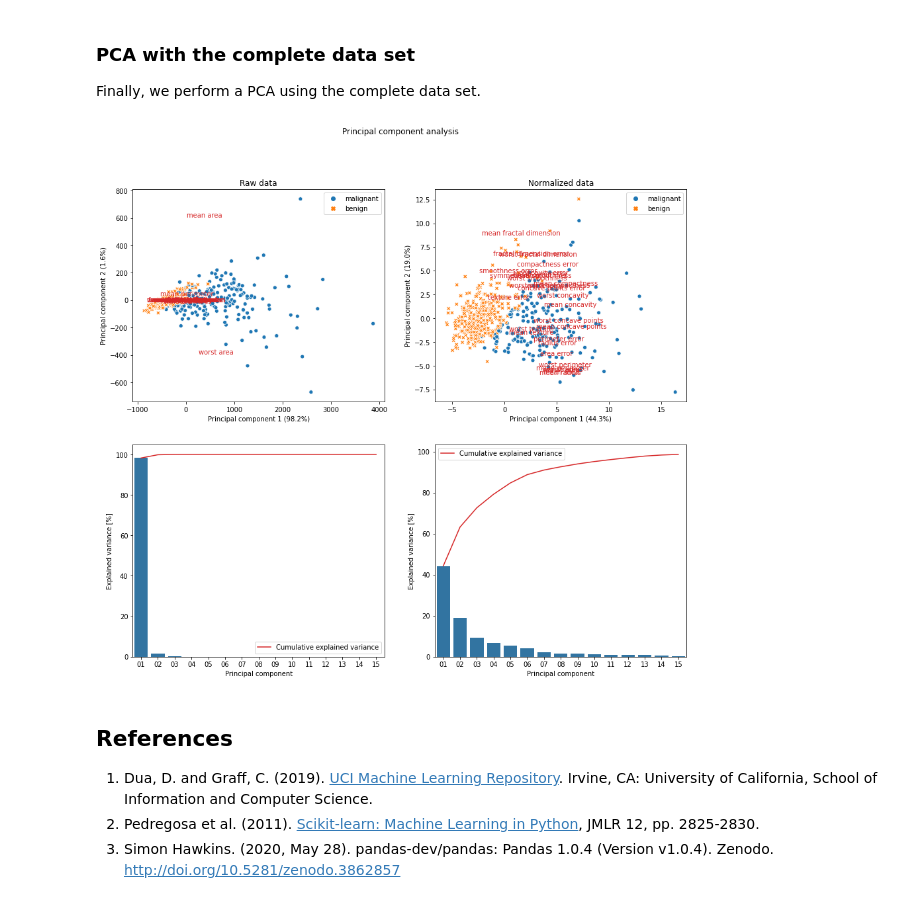
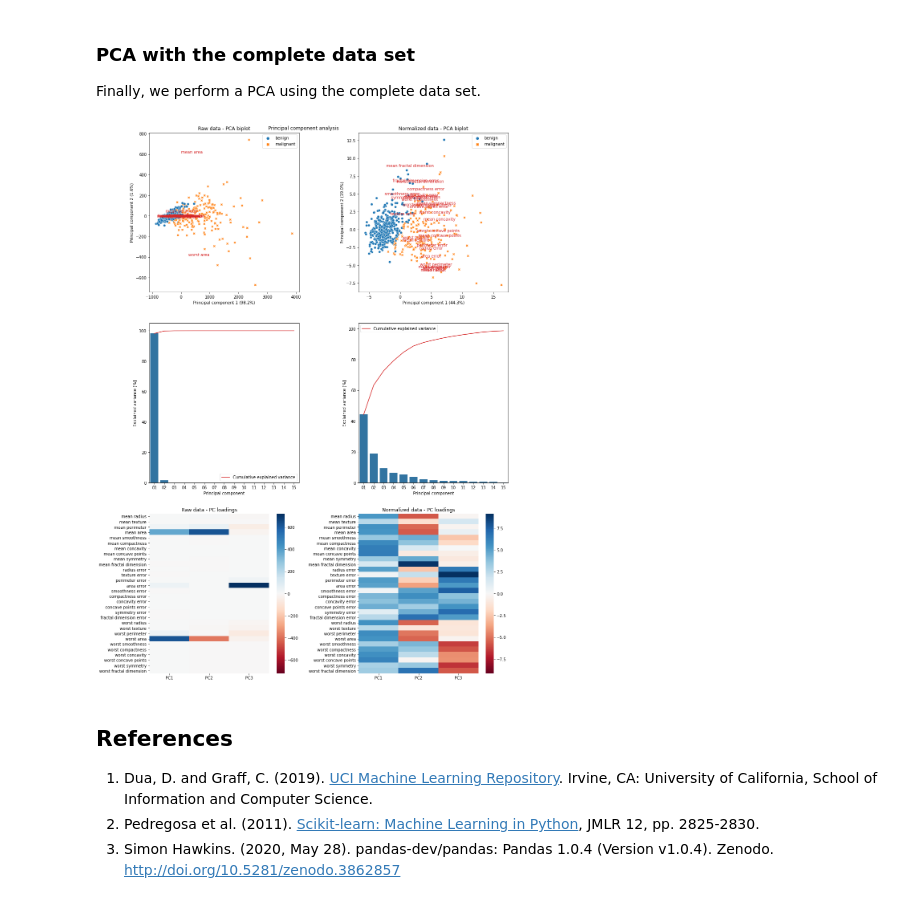
Before and after one commit to cmbi/pca_intro, a Jupyter notebook: Introduction.ipynb, the cells around one changed output. Drawn from its saved outputs; the diff is of its cells as text; code cells hidden in the pictures.

Commit message:
added heatmap of PC loadings; replaced deprecated sns.distplot by histplot

```diff
--- a/Introduction.ipynb
+++ b/Introduction.ipynb
@@ -396,7 +396,7 @@ Finally, we perform a PCA using the complete data set.
 # %%
 # PCA - biplot
 from sklearn import decomposition
-fig, axes = plt.subplots(2, 2, figsize = (15, 13))
+fig, axes = plt.subplots(3, 2, figsize = (15, 20))
 for _df, ax, title in ((df, 0, "Raw data"),
                        (df_standardized, 1, "Normalized data")):
     pca = decomposition.PCA(n_components = 15)
@@ -406,35 +406,44 @@ for _df, ax, title in ((df, 0, "Raw data"),
         y = transformed[:,1], # PC2
         hue = diagnosis, style = diagnosis, ax = axes[0,ax])
     # normalize loadings to size of plot
     minx, maxx = axes[0,ax].get_ylim()
     loadings = pca.components_ / abs(np.amax(pca.components_[0:2,:])) * 0.4 * abs(maxx-minx)
     # add loadings
     for idx, var in enumerate(_df.columns):
         axes[0,ax].text(
             loadings[0, idx], loadings[1, idx],
             var, color = sns.color_palette()[3], ha = "center", va = "center")
     axes[0,ax].set_xlabel(
         "Principal component 1 ({0:.1%})".format(pca.explained_variance_ratio_[0]))
     axes[0,ax].set_ylabel(
         "Principal component 2 ({0:.1%})".format(pca.explained_variance_ratio_[1]))
-    axes[0,ax].set_title(title)
+    axes[0,ax].set_title(title + " - PCA biplot")
     #axes[0,ax].axis("equal")
     # plot explained variance per component and cumulative variance explained
     expl_var = pd.DataFrame({
         "Principal component": ["{0:02d}".format(pc+1) for pc in range(len(pca.explained_variance_ratio_))],
         "Explained variance [%]": pd.Series(pca.explained_variance_ratio_) * 100})
     expl_var["Cumulative explained variance"] = np.cumsum(expl_var["Explained variance [%]"])
     sns.lineplot(
         x = "Principal component", y = "Cumulative explained variance",
         data = expl_var, ax = axes[1,ax], color = sns.color_palette()[3],
         label = "Cumulative explained variance")
     sns.barplot(
         x = "Principal component", y = "Explained variance [%]",
         data = expl_var, ax = axes[1,ax], color = sns.color_palette()[0])
+    # plot loadings of first PCs
+    sns.heatmap(loadings[:3,].transpose(), annot = False, cmap= "RdBu",
+                vmin = -abs(loadings[:3,]).max(), vmax = abs(loadings[:3,]).max(),
+                ax = axes[2,ax])
+    axes[2,ax].set_yticklabels(_df.columns)
+    axes[2,ax].set_xticklabels(["PC1", "PC2", "PC3"])
+    axes[2,ax].set_title(title + " - PC loadings")
+fig.tight_layout(pad = 3.0)
 plt.suptitle("Principal component analysis")
+plt.savefig("pca.png", dpi=300)
 plt.show()
 # %% [output]
-[figure, old version]
+[figure, new version]
 # %% [markdown]
 ## References
 
```
Also changed, not shown: parts of 7 cells of this notebook.
